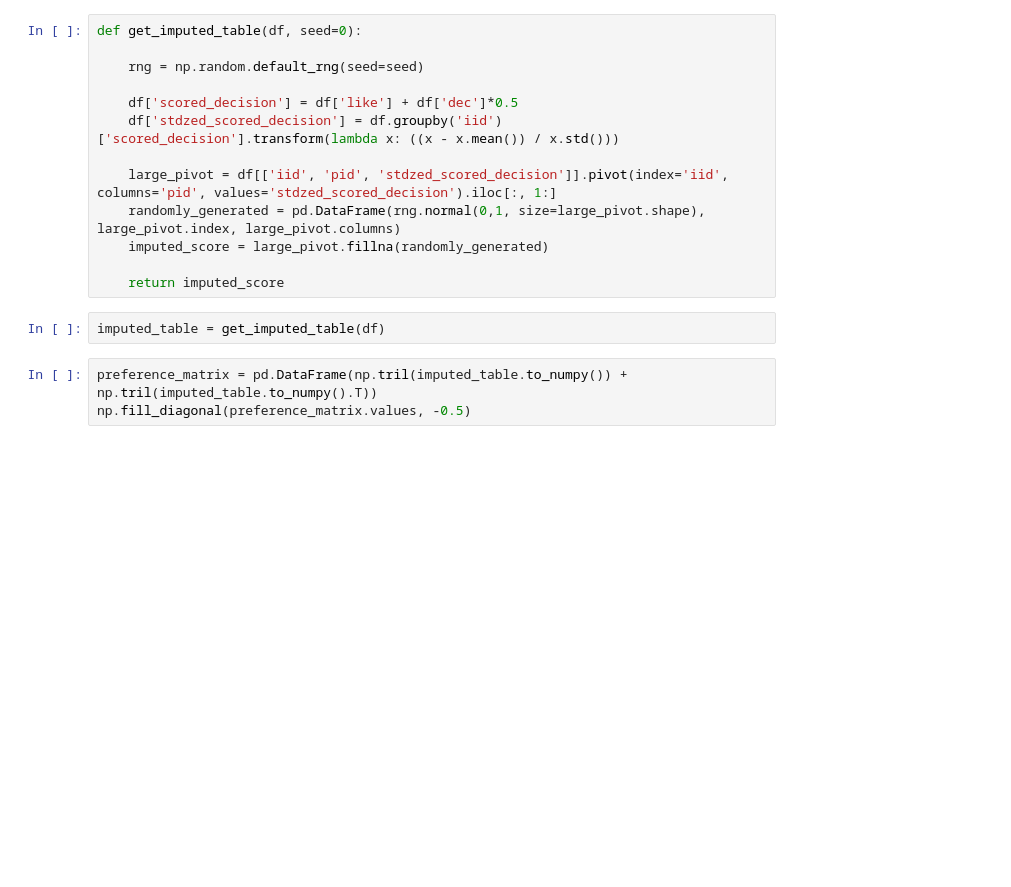
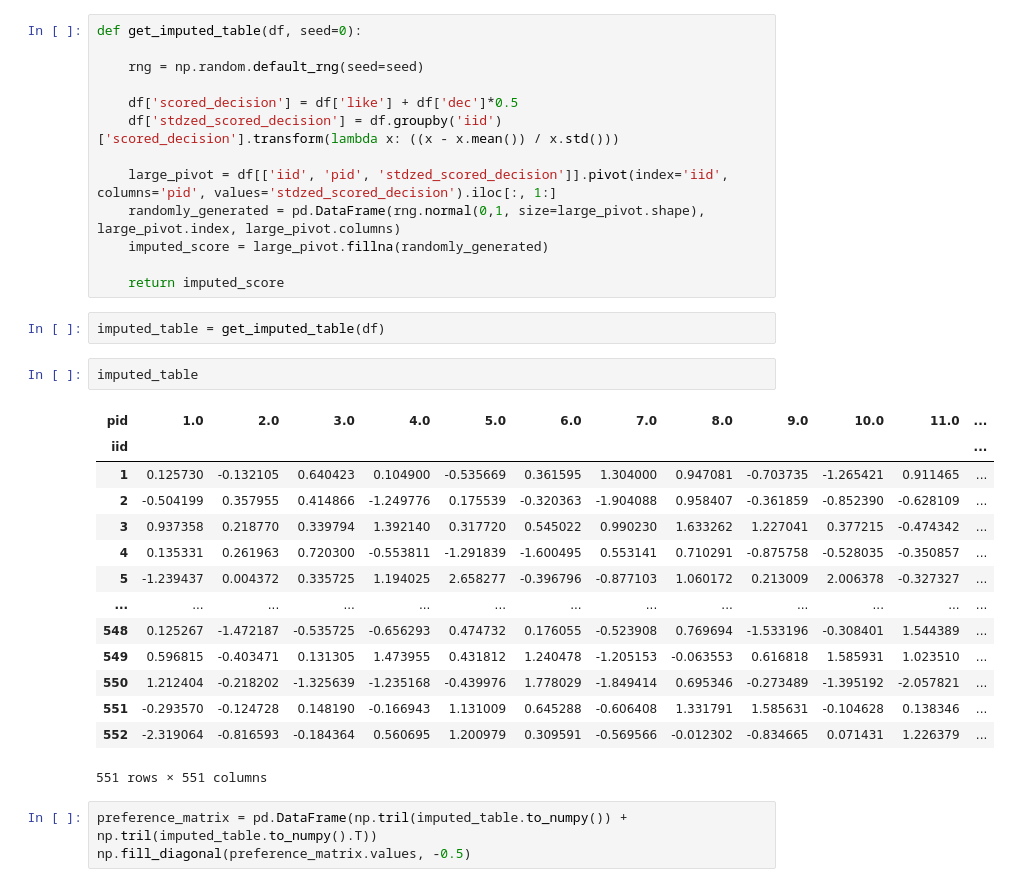
Before and after one commit to Joeyzect/OptimizationProject_Fall2022, a Jupyter notebook: cleaner.ipynb, the cells around one changed output. Cells and saved outputs as stored; diff of their text form; blank space fills up the shorter version.

```diff
--- a/cleaner.ipynb
+++ b/cleaner.ipynb
@@ -20,6 +20,23 @@ def get_imputed_table(df, seed=0):
     return imputed_score
 # %%
 imputed_table = get_imputed_table(df)
+# %%
+imputed_table
+# %% [output]
+| pid | 1.0 | 2.0 | 3.0 | 4.0 | 5.0 | 6.0 | 7.0 | 8.0 | 9.0 | 10.0 | 11.0 | ... |
+| iid |  |  |  |  |  |  |  |  |  |  |  | ... |
+| 1 | 0.125730 | -0.132105 | 0.640423 | 0.104900 | -0.535669 | 0.361595 | 1.304000 | 0.947081 | -0.703735 | -1.265421 | 0.911465 | ... |
+| 2 | -0.504199 | 0.357955 | 0.414866 | -1.249776 | 0.175539 | -0.320363 | -1.904088 | 0.958407 | -0.361859 | -0.852390 | -0.628109 | ... |
+| 3 | 0.937358 | 0.218770 | 0.339794 | 1.392140 | 0.317720 | 0.545022 | 0.990230 | 1.633262 | 1.227041 | 0.377215 | -0.474342 | ... |
+| 4 | 0.135331 | 0.261963 | 0.720300 | -0.553811 | -1.291839 | -1.600495 | 0.553141 | 0.710291 | -0.875758 | -0.528035 | -0.350857 | ... |
+| 5 | -1.239437 | 0.004372 | 0.335725 | 1.194025 | 2.658277 | -0.396796 | -0.877103 | 1.060172 | 0.213009 | 2.006378 | -0.327327 | ... |
+| ... | ... | ... | ... | ... | ... | ... | ... | ... | ... | ... | ... | ... |
+| 548 | 0.125267 | -1.472187 | -0.535725 | -0.656293 | 0.474732 | 0.176055 | -0.523908 | 0.769694 | -1.533196 | -0.308401 | 1.544389 | ... |
+| 549 | 0.596815 | -0.403471 | 0.131305 | 1.473955 | 0.431812 | 1.240478 | -1.205153 | -0.063553 | 0.616818 | 1.585931 | 1.023510 | ... |
+| 550 | 1.212404 | -0.218202 | -1.325639 | -1.235168 | -0.439976 | 1.778029 | -1.849414 | 0.695346 | -0.273489 | -1.395192 | -2.057821 | ... |
+| 551 | -0.293570 | -0.124728 | 0.148190 | -0.166943 | 1.131009 | 0.645288 | -0.606408 | 1.331791 | 1.585631 | -0.104628 | 0.138346 | ... |
+| 552 | -2.319064 | -0.816593 | -0.184364 | 0.560695 | 1.200979 | 0.309591 | -0.569566 | -0.012302 | -0.834665 | 0.071431 | 1.226379 | ... |
+551 rows × 551 columns
 # %%
 preference_matrix = pd.DataFrame(np.tril(imputed_table.to_numpy()) + np.tril(imputed_table.to_numpy().T))
 np.fill_diagonal(preference_matrix.values, -0.5)
```
Also changed, not shown: parts of 7 cells of this notebook, 2 other files.
